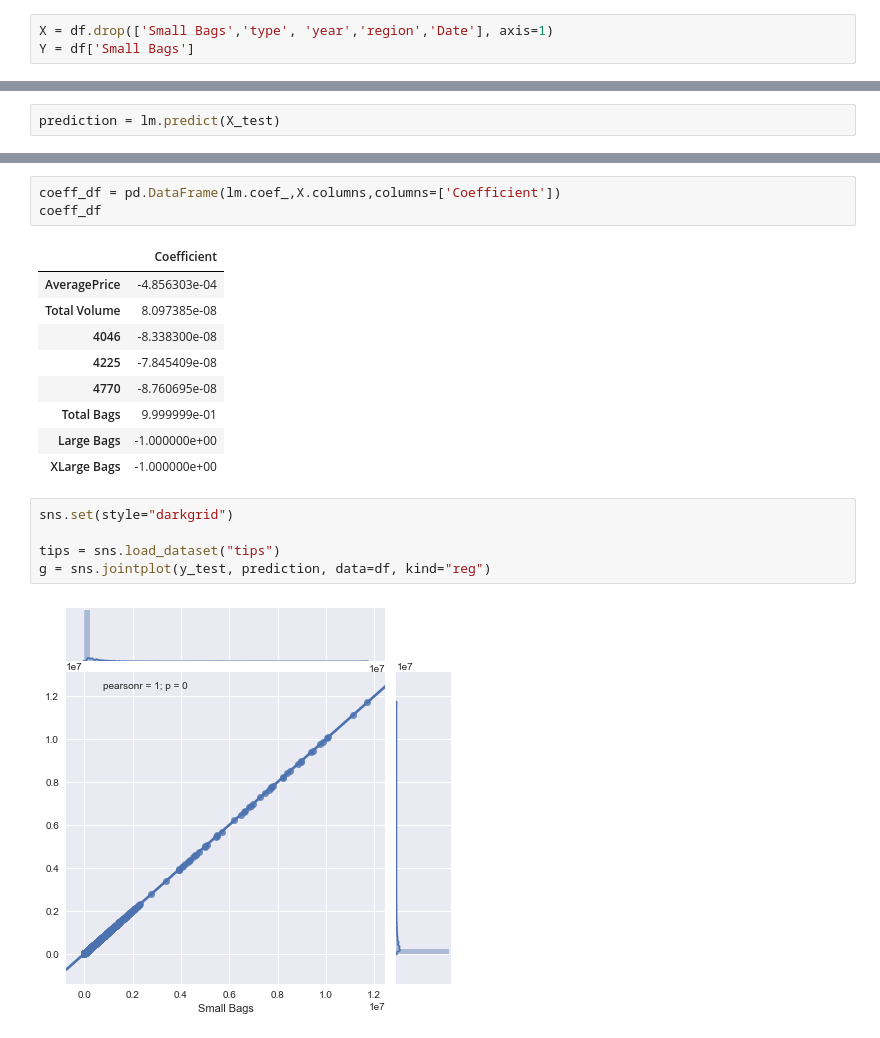
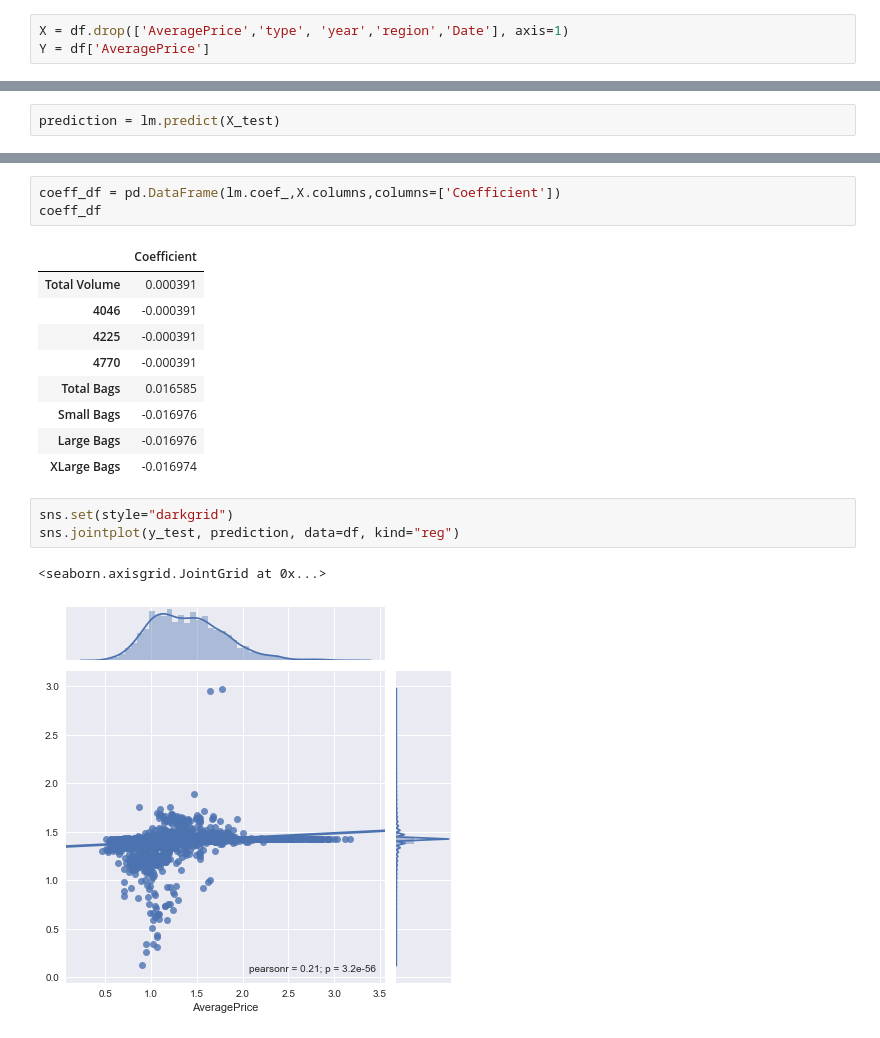
Before and after one commit to kevkevs/MOSTEC-Machine-Learning, a Jupyter notebook: Avocado Project.ipynb, the cells around one changed output, grey strips where cells are left out. Saved outputs shown, nothing was run; the diff lists cells and outputs as text.

```diff
--- a/Avocado Project.ipynb
+++ b/Avocado Project.ipynb
@@ -25,8 +25,8 @@ sns.pairplot(df)
 # %% [markdown]
 Linear Regression:
 # %%
-X = df.drop(['Small Bags','type', 'year','region','Date'], axis=1)
-Y = df['Small Bags']
+X = df.drop(['AveragePrice','type', 'year','region','Date'], axis=1)
+Y = df['AveragePrice']
 # %%
 from sklearn.model_selection import train_test_split
 # %%
@@ -60,21 +60,20 @@ coeff_df = pd.DataFrame(lm.coef_,X.columns,columns=['Coefficient'])
 coeff_df
 # %% [output]
 |  | Coefficient |
-| AveragePrice | -4.856303e-04 |
-| Total Volume | 8.097385e-08 |
-| 4046 | -8.338300e-08 |
-| 4225 | -7.845409e-08 |
-| 4770 | -8.760695e-08 |
-| Total Bags | 9.999999e-01 |
-| Large Bags | -1.000000e+00 |
-| XLarge Bags | -1.000000e+00 |
+| Total Volume | 0.000391 |
+| 4046 | -0.000391 |
+| 4225 | -0.000391 |
+| 4770 | -0.000391 |
+| Total Bags | 0.016585 |
+| Small Bags | -0.016976 |
+| Large Bags | -0.016976 |
+| XLarge Bags | -0.016974 |
 # %%
 sns.set(style="darkgrid")
-
-tips = sns.load_dataset("tips")
-g = sns.jointplot(y_test, prediction, data=df, kind="reg")
+sns.jointplot(y_test, prediction, data=df, kind="reg")
 # %% [output]
+<seaborn.axisgrid.JointGrid at 0x...>
-[figure, old version]
+[figure, new version]
 # %%
 sns.distplot((y_test-prediction),bins=50)
 # %% [output]
```
Also changed, not shown: parts of 6 cells of this notebook.
